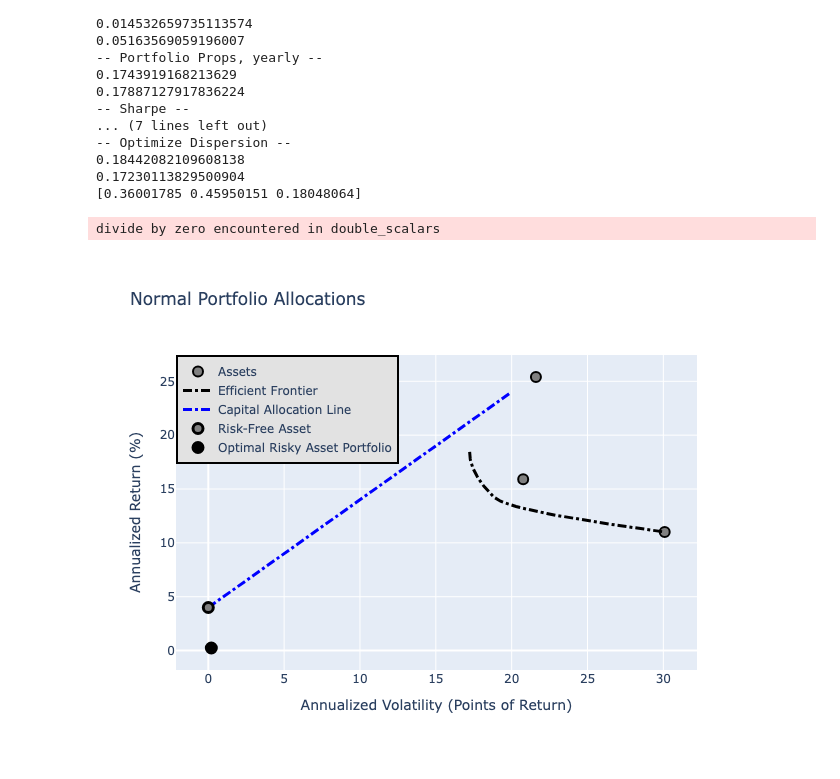
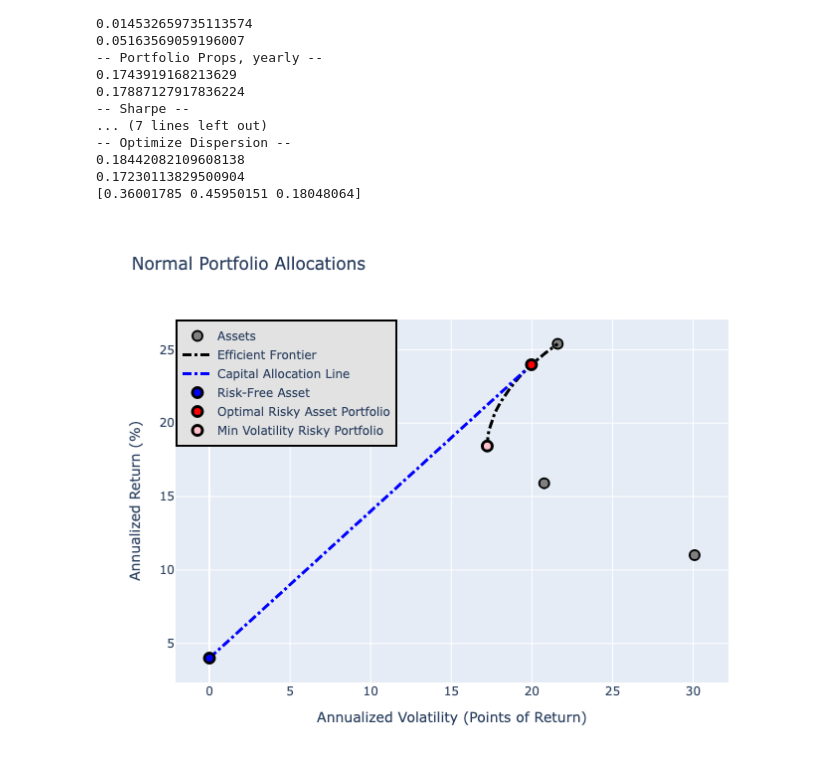
Before and after one commit to Rtasseff/condor_test, a Jupyter notebook: project/202411_refact_optWF.ipynb, the cells around one changed output. Saved outputs shown, nothing was run; the diff lists cells and outputs as text; code cells hidden in the pictures.

```diff
--- a/project/202411_refact_optWF.ipynb
+++ b/project/202411_refact_optWF.ipynb
@@ -904,20 +904,20 @@ if np.abs(returnDispersion - 0.17230113829500904) > 0.0001: # spot check
 # %%
 imp.reload(Curves)
 imp.reload(condor)
+imp.reload(genFin)
 
 priceLoader = condor.PriceLoader(dataDir+'/'+datasetName)
 
 # setup the portfolio (as of now dealing with syms is faster)
 portfolio = condor.Portfolio(syms,w,priceLoader=priceLoader)
 
 # update portfolio
 portfolio.update_properties(timeFrame='M',metric='Relative',
                             method='Normal',annualize=True)
 
 
 plotter = Curves.Plotter(portfolio, riskFreeRate = 0.04)
 plotter.get_curves()
 plotter.plot()
 # %% [output]
-divide by zero encountered in double_scalars
-[figure, old version]
+[figure, new version]
```
Also changed, not shown: 3 other files.
